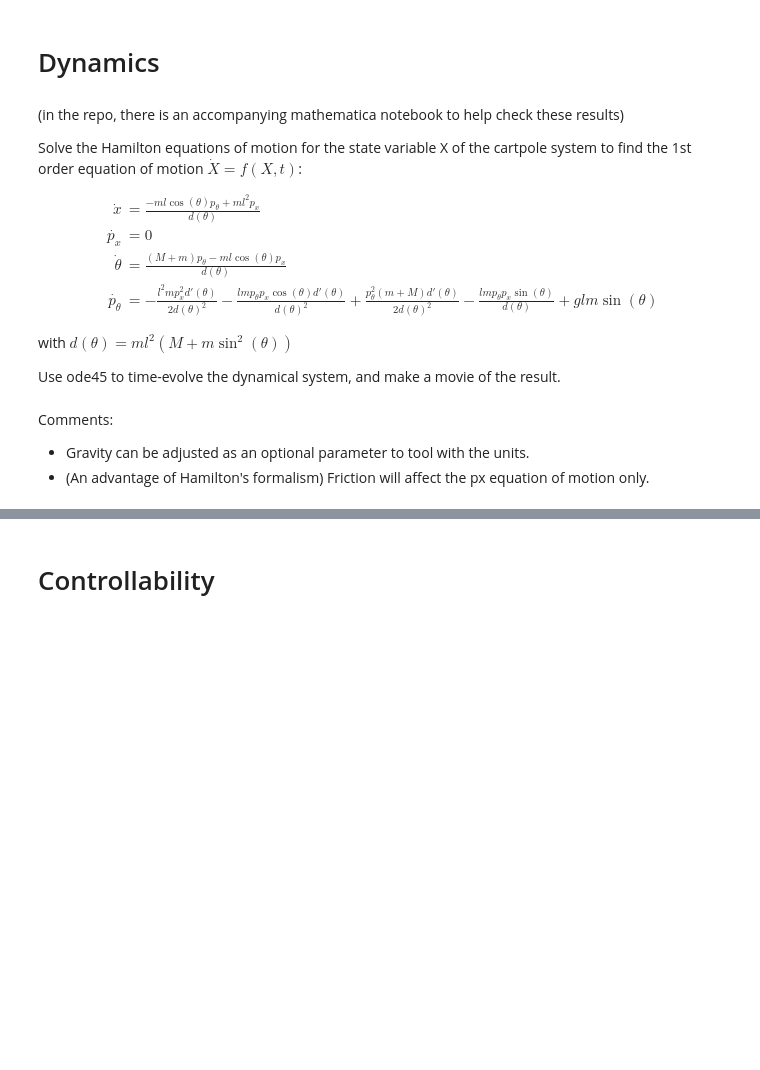
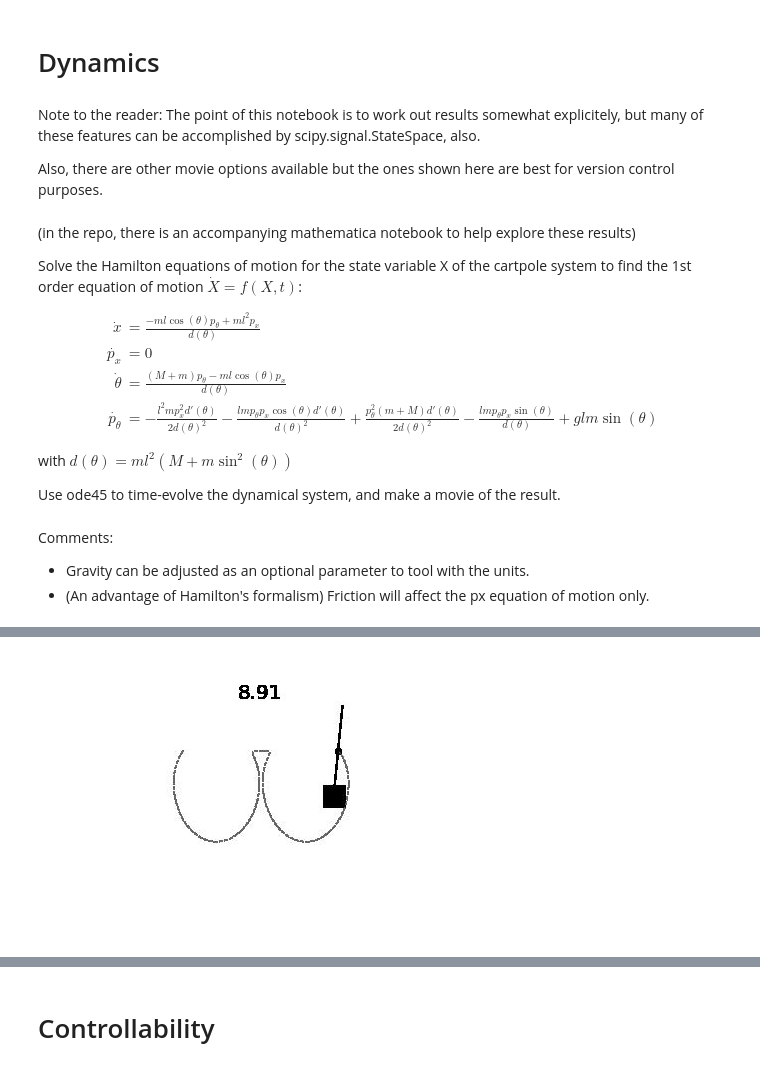
Before and after one commit to andgoldschmidt/cartpole, a Jupyter notebook: Cartpole_Controller.ipynb, the cells around one changed output, grey strips where cells are left out. Drawn from its saved outputs; the diff is of its cells as text; code cells hidden in the pictures; blank space fills up the shorter version.

```diff
--- a/Cartpole_Controller.ipynb
+++ b/Cartpole_Controller.ipynb
@@ -16,8 +17,13 @@ ch = importlib.import_module('control_helper')
 ch = importlib.reload(ch)
 # %% [markdown]
 # Dynamics
+# %% [markdown]
+Note to the reader:
+The point of this notebook is to work out results somewhat explicitely, but many of these features can be accomplished by scipy.signal.StateSpace, also.
+
+Also, there are other movie options available but the ones shown here are best for version control purposes.
 # %% [markdown]
-(in the repo, there is an accompanying mathematica notebook to help check these results)
+(in the repo, there is an accompanying mathematica notebook to help explore these results)
 
 Solve the Hamilton equations of motion for the state variable X of the cartpole system to find the 1st order equation of motion $\dot{X} = f(X,t)$:
 
@@ -45,6 +51,5 @@ time = np.linspace(tmin,tmax,int((tmax-tmin)/.01))
 res = integrate.solve_ivp(c.rhs, [tmin, tmax], y0, t_eval=time)
 
 x,px,th,pth = res.y
-m = ch.movie_maker(c, x, th, time)
-HTML(m.animate(2).to_html5_video())
+ch.make_movie_with_buffer(c, x, th, time)
 # %% [output]
@@ -52,3 +56,4 @@ HTML(m.animate(2).to_html5_video())
+[figure, added]
 # %%
 c = ch.cartpole({'mass_cart': 1.492, 'mass_pole': 3, 'length_pole': .75, 'gravity': 2, 'friction': 1})
 
```
Also changed, not shown: parts of 16 cells of this notebook, 1 other file.
